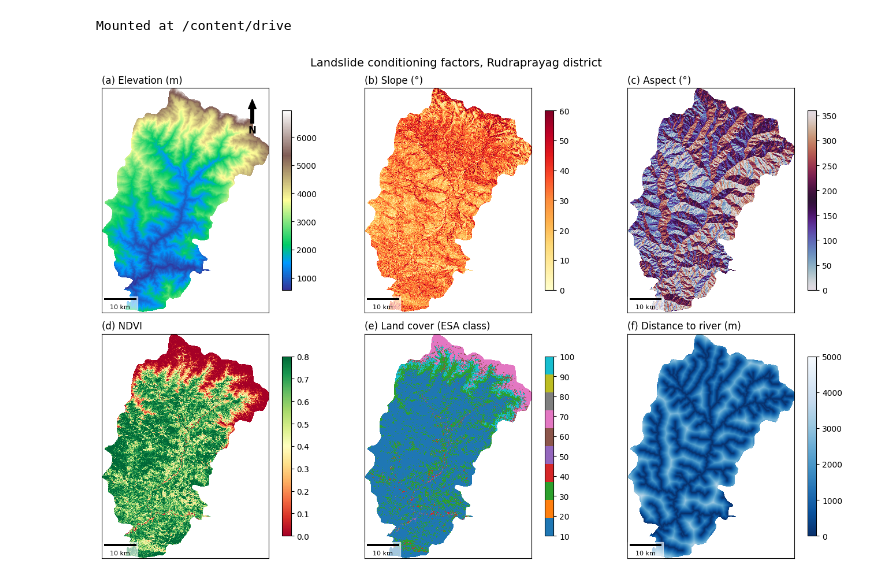
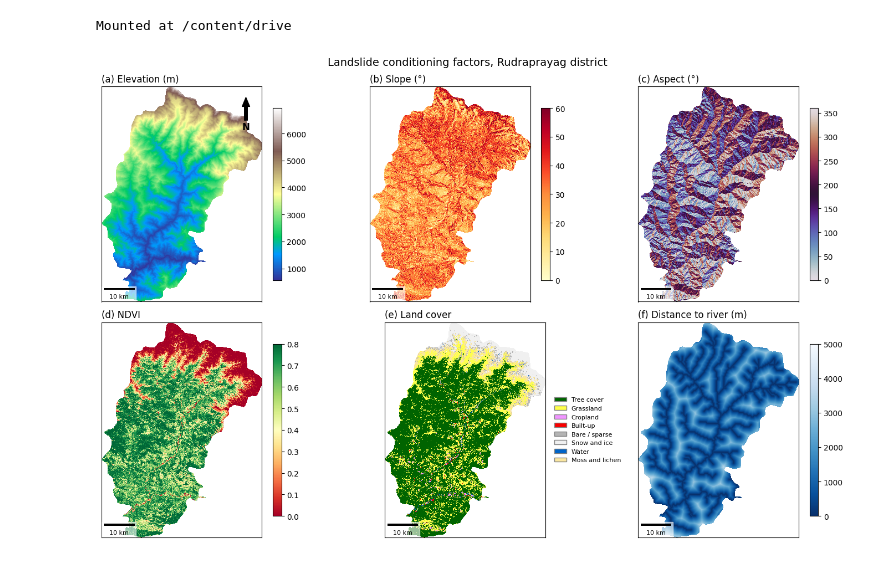
Before and after one commit to makkergauri/uttarakhand-landslide-risk, a Jupyter notebook: 01_build_features.ipynb, the cells around one changed output. Saved outputs shown, nothing was run; the diff lists cells and outputs as text; code cells hidden in the pictures.

```diff
--- a/01_build_features.ipynb
+++ b/01_build_features.ipynb
@@ -130,34 +130,61 @@ panels = [
     (1, "(b) Slope (°)",                  "YlOrRd",   0,    60),
     (2, "(c) Aspect (°)",                 "twilight", 0,    360),  # cyclic colormap since 0° = 360°
     (3, "(d) NDVI",                       "RdYlGn",   0,    0.8),
     (4, "(e) Land cover (ESA class)",     "tab10",    10,   100),
     (5, "(f) Distance to river (m)",      "Blues_r",  0,    5000),
 ]
 
 fig, axes = plt.subplots(2, 3, figsize=(14, 9))
 
+from matplotlib.colors import ListedColormap
+import matplotlib.patches as mpatches
+
+# official ESA WorldCover class names + colours, so the land cover panel gets a proper legend
+wc_classes = {
+    10: ("Tree cover", "#006400"),   20: ("Shrubland", "#ffbb22"),
+    30: ("Grassland", "#ffff4c"),    40: ("Cropland", "#f096ff"),
+    50: ("Built-up", "#fa0000"),     60: ("Bare / sparse", "#b4b4b4"),
+    70: ("Snow and ice", "#f0f0f0"), 80: ("Water", "#0064c8"),
+    90: ("Wetland", "#0096a0"),      100: ("Moss and lichen", "#fae6a0"),
+}
+
 for ax, (band, title, cmap, vmin, vmax) in zip(axes.flat, panels):
-    im = ax.imshow(data[band], cmap=cmap, vmin=vmin, vmax=vmax,
-                   extent=extent, interpolation="nearest")
+    if band == 4:
+        # land cover is categorical, so a legend instead of a colorbar
+        present = [c for c in wc_classes if np.any(data[4] == c)]  # only classes that exist here
+        idx = np.full(data[4].shape, np.nan)
+        for i, c in enumerate(present):
+            idx[data[4] == c] = i
+        lc_cmap = ListedColormap([wc_classes[c][1] for c in present])
+        ax.imshow(idx, cmap=lc_cmap, vmin=-0.5, vmax=len(present) - 0.5,
+                  extent=extent, interpolation="nearest")
+        handles = [mpatches.Patch(facecolor=wc_classes[c][1], edgecolor="grey", label=wc_classes[c][0])
+                   for c in present]
+        ax.legend(handles=handles, loc="center left", bbox_to_anchor=(1.02, 0.5),
+                  fontsize=8, frameon=False)
+        title = "(e) Land cover"
+    else:
+        im = ax.imshow(data[band], cmap=cmap, vmin=vmin, vmax=vmax,
+                       extent=extent, interpolation="nearest")
+        fig.colorbar(im, ax=ax, shrink=0.8)
     ax.set_title(title, fontsize=12, loc="left")
     ax.set_xticks([]); ax.set_yticks([])
-    fig.colorbar(im, ax=ax, shrink=0.8)
     # data is in UTM so 1 unit = 1 metre, which the scale bar needs
     ax.add_artist(ScaleBar(1, location="lower left", box_alpha=0.6, font_properties={"size": 8}))
 
 # north arrow on the first panel only
 axes.flat[0].annotate("N", xy=(0.9, 0.95), xytext=(0.9, 0.8), xycoords="axes fraction",
                       ha="center", fontsize=12, fontweight="bold",
                       arrowprops=dict(facecolor="black", width=4, headwidth=10))
 
 fig.suptitle("Landslide conditioning factors, Rudraprayag district", fontsize=14)
 plt.tight_layout()
 
 # saving both PNG (for github/twitter) and PDF (for the paper, stays sharp when zoomed)
 out_dir = "/content/drive/MyDrive/landslide_project/figures"
 os.makedirs(out_dir, exist_ok=True)
 fig.savefig(f"{out_dir}/fig2_conditioning_factors.png", dpi=300, bbox_inches="tight")
 fig.savefig(f"{out_dir}/fig2_conditioning_factors.pdf", bbox_inches="tight")
 plt.show()
 # %% [output]
-[figure, old version]
+[figure, new version]
```
